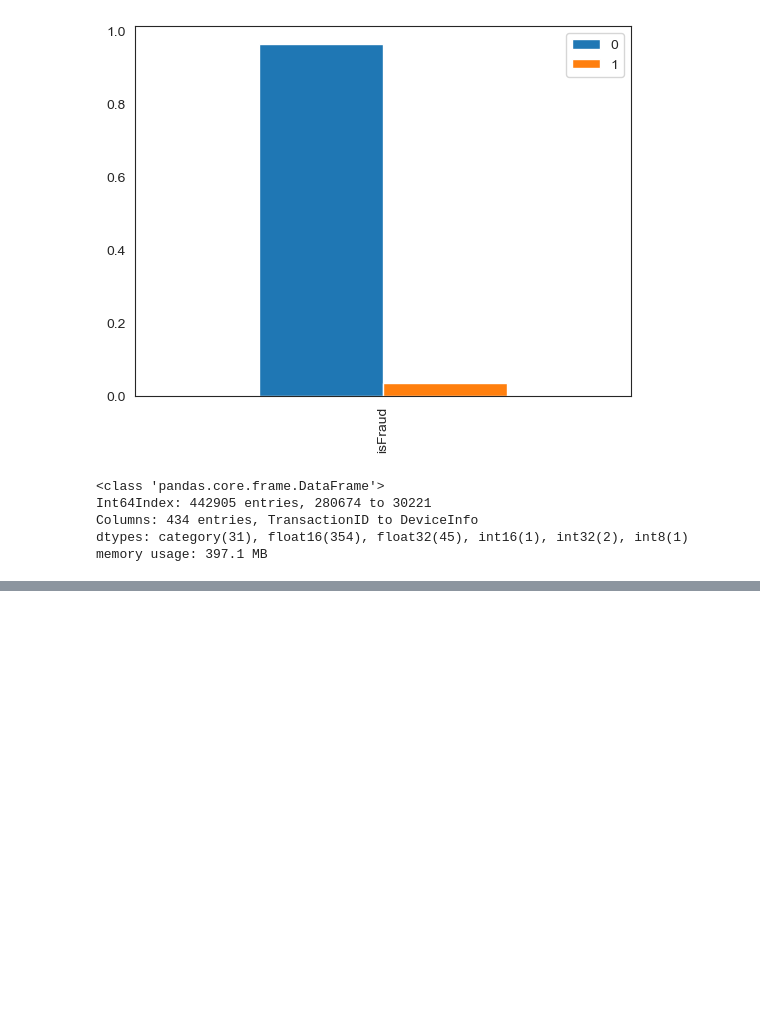
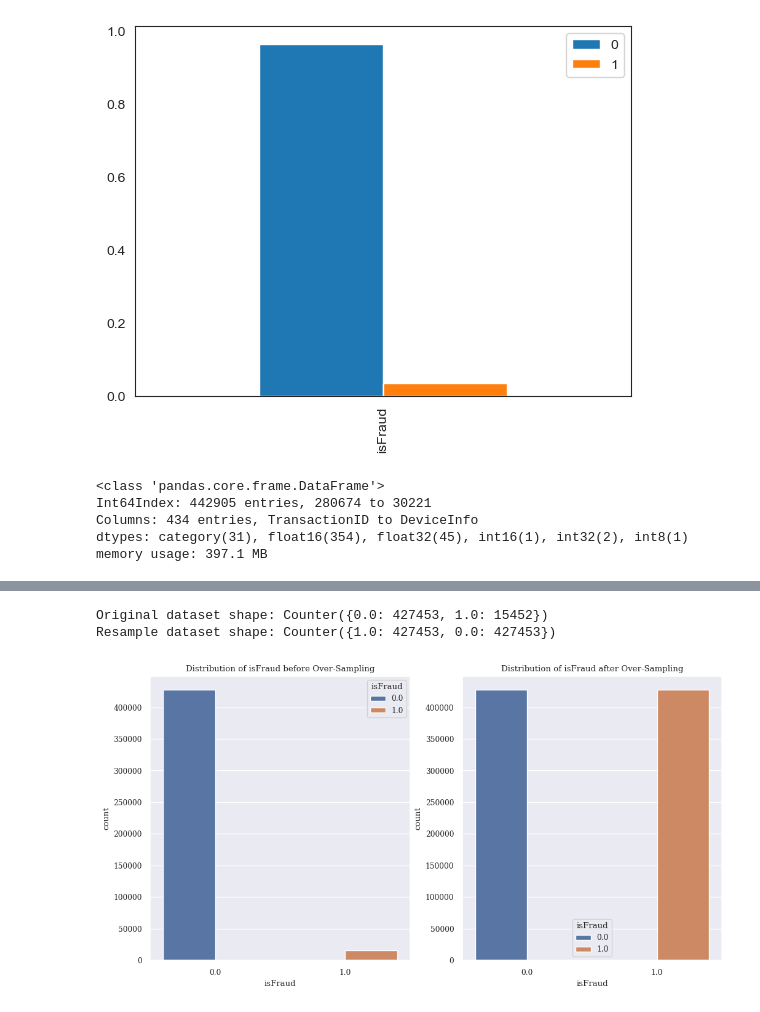
Before and after one commit to serahelsa/Fraud-Detection, a Jupyter notebook: Fraud_Detection_Preprocessing.ipynb, the cells around one changed output, grey strips where cells are left out. Cells and saved outputs as stored; diff of their text form; code cells hidden in the pictures; blank space fills up the shorter version.

Commit message:
Data Preprocessing
Random Over-Sampling With imblearn

```diff
--- a/Fraud_Detection_Preprocessing.ipynb
+++ b/Fraud_Detection_Preprocessing.ipynb
@@ -205,0 +227,9 @@ train_sample[numeric_cols] = imputer.fit_transform(train_sample[numeric_cols])
+# %%
+# Label Encoding the categorical columns
+from sklearn.preprocessing import LabelEncoder
+
+for f in train_sample.columns:
+    if train_sample[f].dtype=='object' or train_sample[f].dtype.name=='category':
+        lbl = LabelEncoder()
+        lbl.fit(list(train_sample[f].values))
+        train_sample[f] = lbl.transform(list(train_sample[f].values))
@@ -205,0 +240,35 @@ train_sample[numeric_cols] = imputer.fit_transform(train_sample[numeric_cols])
+# %%
+from imblearn.over_sampling import RandomOverSampler
+from collections import Counter
+# Separate input features and output feature
+X = train_sample.drop(columns=['isFraud', 'TransactionID', 'TransactionDT', 'Date'])
+Y = train_sample.isFraud
+
+# Initialize Random Over-Sampler
+ros = RandomOverSampler(random_state=25)
+
+# Fit and Resample Data
+X_ros, Y_ros = ros.fit_resample(X, Y)
+
+print('Original dataset shape:', Counter(Y))
+print('Resample dataset shape:', Counter(Y_ros))
+# %% [output]
+Original dataset shape: Counter({0.0: 427453, 1.0: 15452})
+Resample dataset shape: Counter({1.0: 427453, 0.0: 427453})
+# %%
+
+# Set up subplots
+fig, axs = plt.subplots(ncols=2, figsize=(12,6))
+
+# Plot the distribution of isFraud before Over-Sampling
+axs[0].set_title('Distribution of isFraud before Over-Sampling')
+sns.countplot(x=Y, hue=Y, ax=axs[0])
+
+# Plot the distribution of isFraud after Over-Sampling
+axs[1].set_title('Distribution of isFraud after Over-Sampling')
+sns.countplot(x=Y_ros, hue=Y_ros, ax=axs[1])
+
+# Show the plot
+plt.show()
+# %% [output]
+[figure, added]
```
Also changed, not shown: parts of 11 cells of this notebook.
